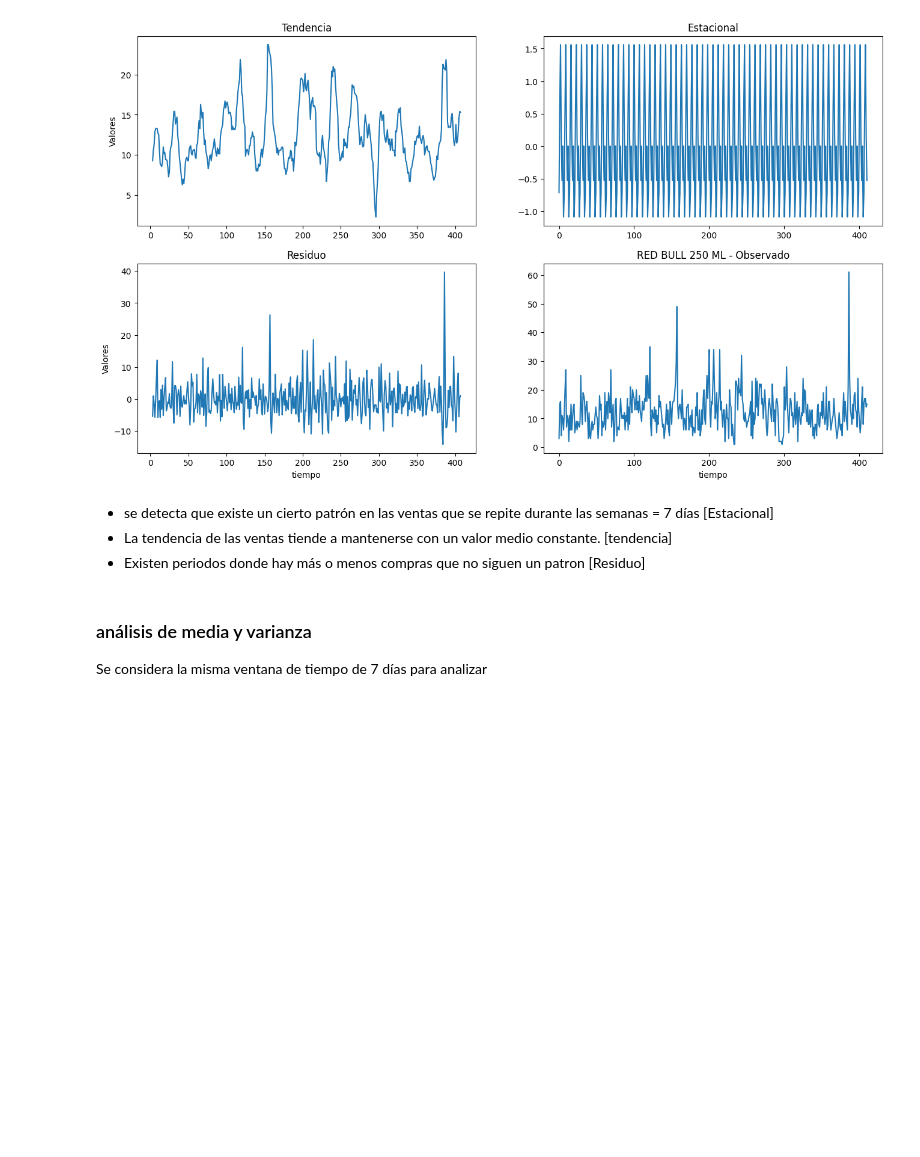
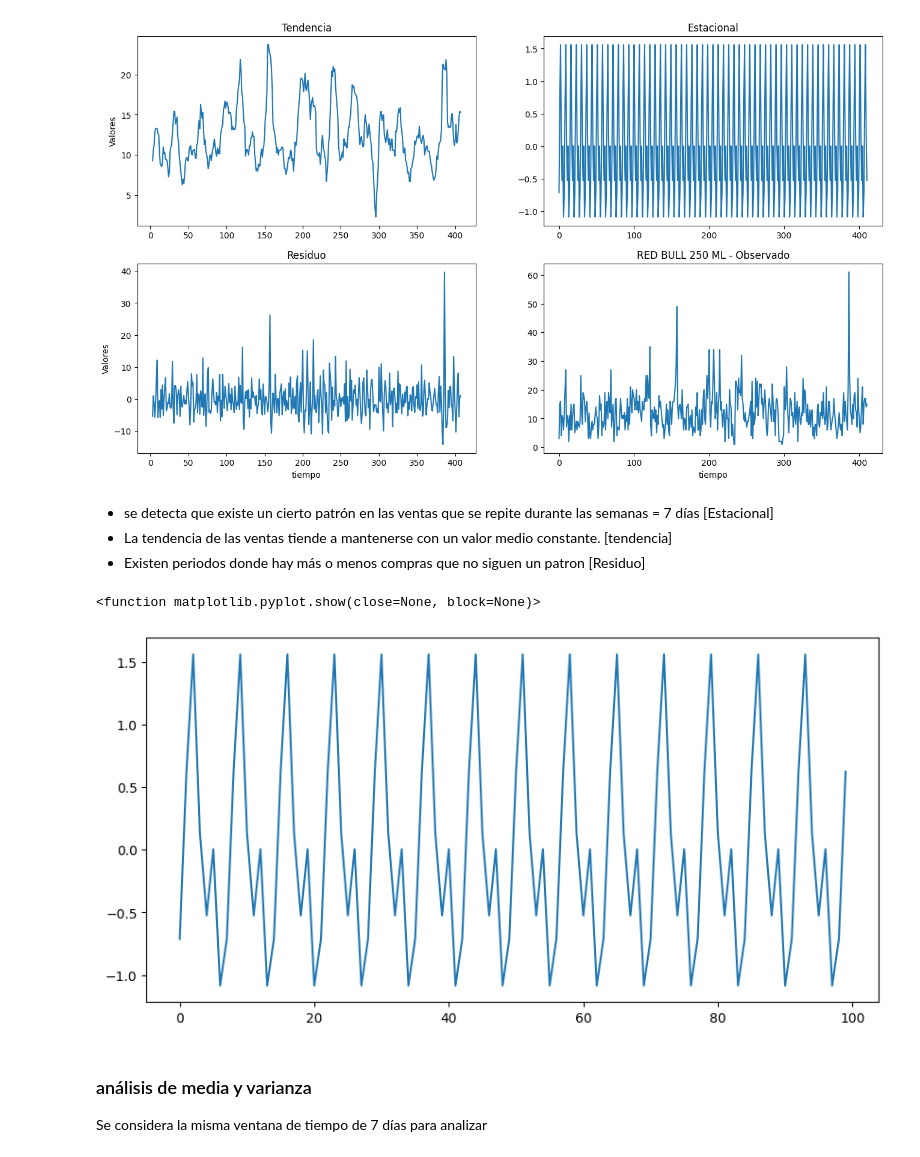
Before and after one commit to darwin1k/MiniMarket, a Jupyter notebook: EdaInitial.ipynb, the cells around one changed output. Drawn from its saved outputs; the diff is of its cells as text; code cells hidden in the pictures; blank space fills up the shorter version.

```diff
--- a/EdaInitial.ipynb
+++ b/EdaInitial.ipynb
@@ -379,7 +379,7 @@ se selecciona un solo producto para realizar un análisis por día.
 import datetime as dt
 
 # se realiza una copia de los datos bases de movimientos
-datos_movimientos_modificado = datos_movimientos
+datos_movimientos_modificado = datos_movimientos.copy()
 
 #se combina fecha y hora en una columna
 datos_movimientos_modificado['timestamp'] = pd.to_datetime(datos_movimientos_modificado['MovFch'].astype(str) + ' ' + datos_movimientos_modificado['MovHor'].astype(str))
@@ -393,11 +393,11 @@ como prueba se realiza con redbull que es el producto[2] que corresponde al 3 pr
 producto = producto_top['PrdCod'].astype(int).tolist()[2]
 nombre_producto = datos_productos[datos_productos['PrdCod'] == producto]['PrdDsc'].values[0]
 
-#filtro por producto seleccionado
-filtro = datos_movimientos_modificado[datos_movimientos_modificado['PrdCod'] == producto]
+#filtro por producto seleccionado, [2] es Redbull
+producto_seleccionado = datos_movimientos_modificado[datos_movimientos_modificado['PrdCod'] == producto]
 
 # agrupar por día
-ventas_dia = filtro.groupby(filtro['timestamp'].dt.date)['MovCnt'].sum().reset_index(name='ventas')
+ventas_dia = producto_seleccionado.groupby(producto_seleccionado['timestamp'].dt.date)['MovCnt'].sum().reset_index(name='ventas')
 print(f'Ventas por dia para {nombre_producto} :')
 ventas_dia.head(5)
 # %% [output]
@@ -517,6 +517,14 @@ plt.show()
 * se detecta que existe un cierto patrón en las ventas que se repite durante las semanas = 7 días [Estacional]
 * La tendencia de las ventas tiende a mantenerse con un valor medio constante. [tendencia]
 * Existen periodos donde hay más o menos compras que no siguen un patron [Residuo]
+# %%
+fig, ax = plt.subplots(figsize=(10,5))
+
+ax.plot(results_df[0:100].estacional)
+plt.show
+# %% [output]
+<function matplotlib.pyplot.show(close=None, block=None)>
+[figure, added]
 # %% [markdown]
 ### análisis de media y varianza
 
```
Also changed, not shown: parts of 44 cells of this notebook, 1 other file.
